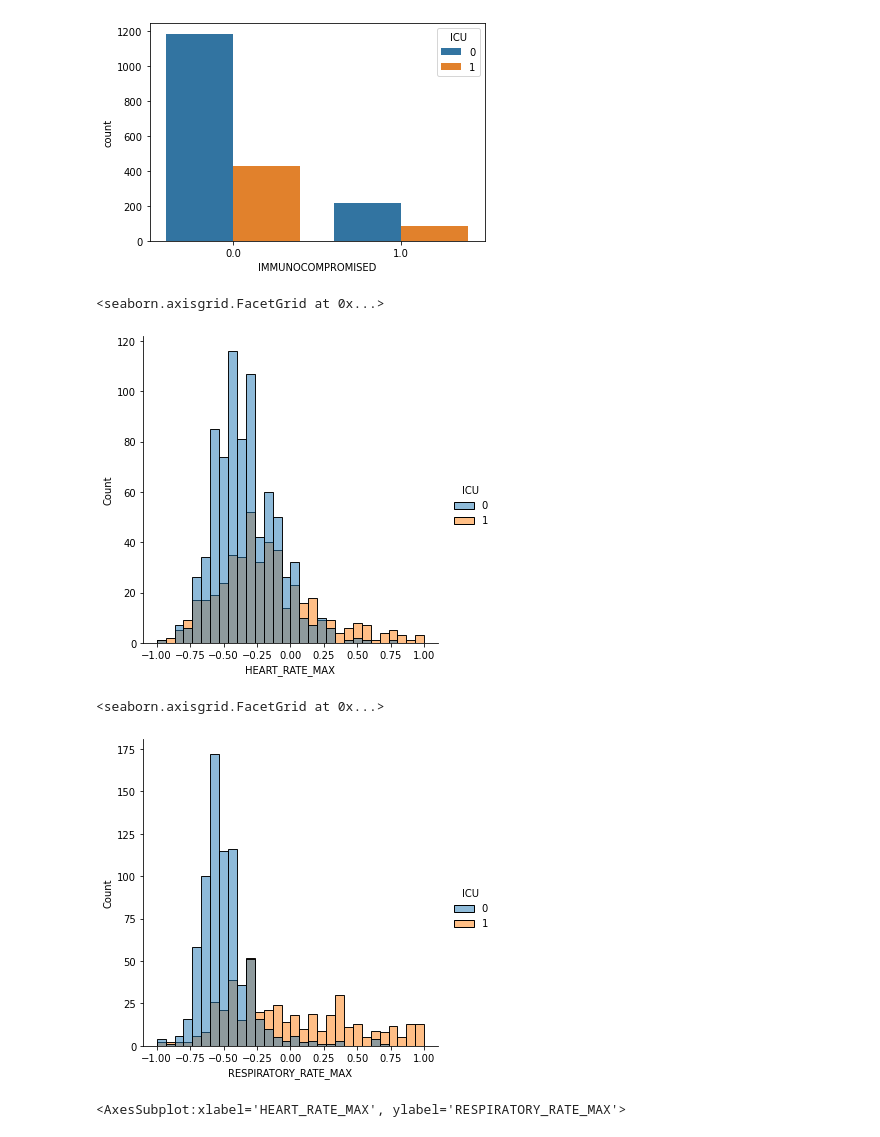
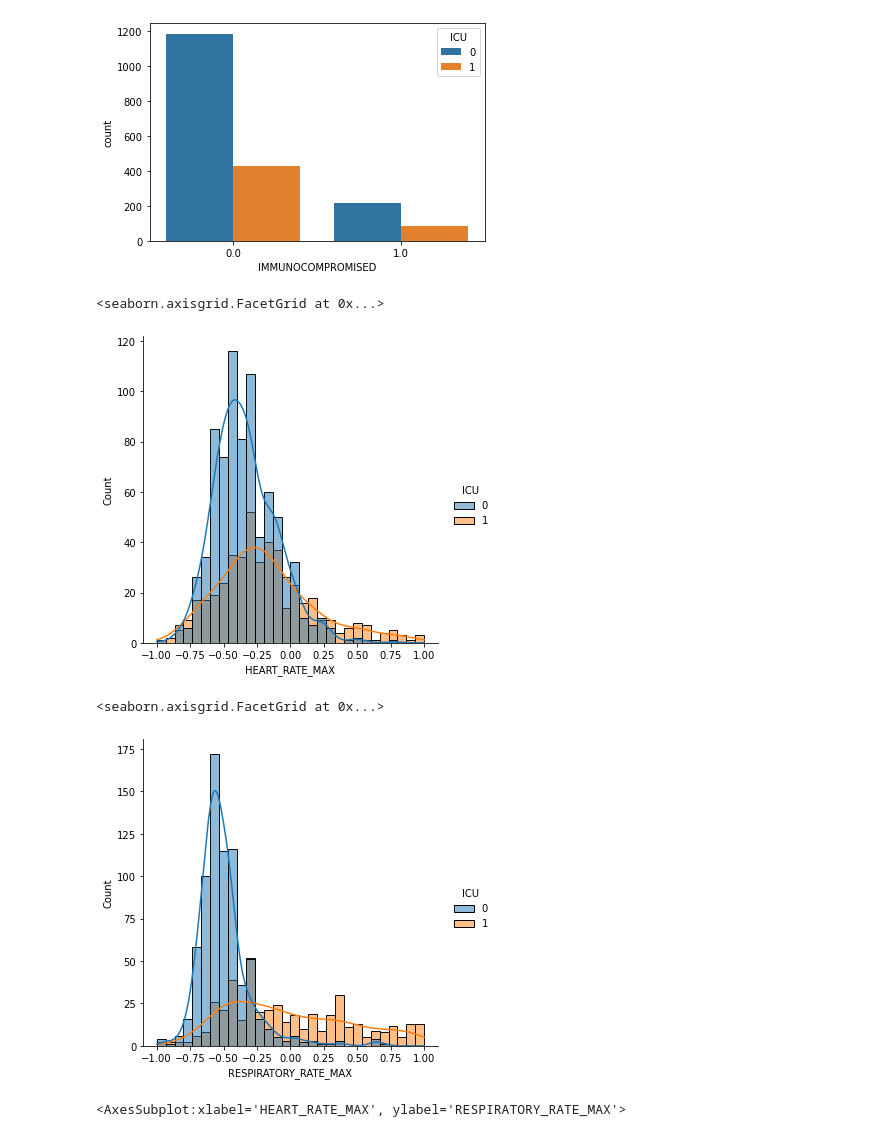
Before and after one commit to gusAGR/machine-learning-tfg, a Jupyter notebook: notebooks/Sirio_Libanes.ipynb, the cells around one changed output. Drawn from its saved outputs; the diff is of its cells as text; code cells hidden in the pictures.

```diff
--- a/notebooks/Sirio_Libanes.ipynb
+++ b/notebooks/Sirio_Libanes.ipynb
@@ -88,15 +86,15 @@ sns.countplot(x="IMMUNOCOMPROMISED", hue="ICU", data=data)
 <AxesSubplot:xlabel='IMMUNOCOMPROMISED', ylabel='count'>
 [figure]
 # %%
-sns.displot(x='HEART_RATE_MAX', hue='ICU', data=data)
+sns.displot(x='HEART_RATE_MAX', hue='ICU', data=data, kde=True)
 # %% [output]
 <seaborn.axisgrid.FacetGrid at 0x...>
-[figure, old version]
+[figure, new version]
 # %%
-sns.displot(x='RESPIRATORY_RATE_MAX', hue='ICU', data=data)
+sns.displot(x='RESPIRATORY_RATE_MAX', hue='ICU', data=data, kde=True)
 # %% [output]
 <seaborn.axisgrid.FacetGrid at 0x...>
-[figure, old version]
+[figure, new version]
 # %%
 sns.scatterplot(x='HEART_RATE_MAX', y='RESPIRATORY_RATE_MAX', hue='ICU', data=data)
 # %% [output]
```
Also changed, not shown: parts of 8 cells of this notebook.
